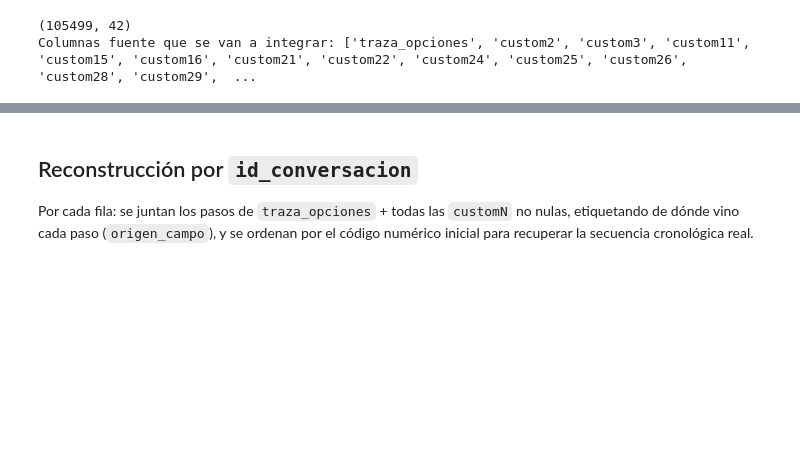
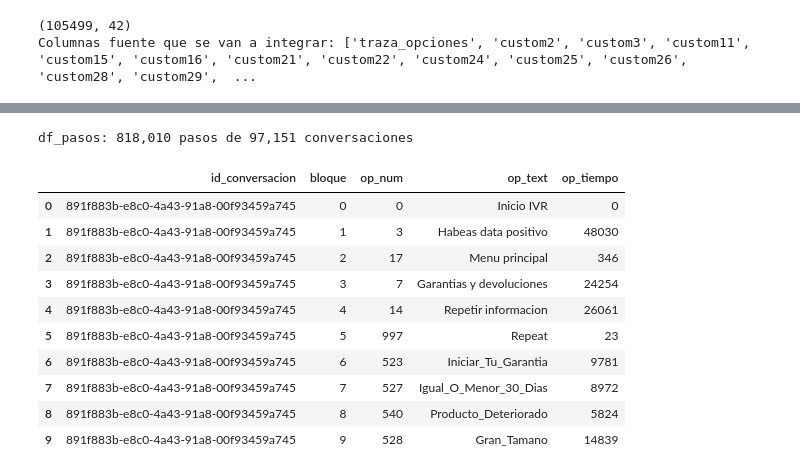
Before and after one commit to JPSOLANO10/Graphos_alk, a Jupyter notebook: 01_reconstruccion_traza.ipynb, the cells around one changed output, grey strips where cells are left out. Drawn from its saved outputs; the diff is of its cells as text; code cells hidden in the pictures; blank space fills up the shorter version.

Commit message:
Reconstruccion del pipeline, maestro trazas ya no es la guía sino exclusivamente la base del IVR, se actualizan notebooks

```diff
--- a/01_reconstruccion_traza.ipynb
+++ b/01_reconstruccion_traza.ipynb
@@ -72,0 +205,43 @@ mismo formato interno, así que se parsean con la misma función.
+# %%
+# --- df_pasos: una fila por paso de navegación (id_conversacion, bloque, op_num, op_text, op_tiempo) ---
+
+def parsear_pasos(traza):
+    """De '|0;Inicio IVR ;0|3;Habeas data positivo;48030|...' devuelve una lista de dicts
+    con op_num, op_text, op_tiempo para cada paso, en el orden en que aparecen."""
+    if pd.isna(traza):
+        return []
+    pasos = []
+    for seg in str(traza).strip("|").split("|"):
+        partes = seg.split(";")
+        pasos.append({
+            "op_num": partes[0].strip() if len(partes) >= 1 else None,
+            "op_text": partes[1].strip() if len(partes) >= 2 else None,
+            "op_tiempo": partes[2].strip() if len(partes) >= 3 else None,
+        })
+    return pasos
+
+registros = []
+for id_conv, traza in tqdm(
+    zip(df["id_conversacion"], df["traza_opciones"]), total=len(df), desc="Parseando trazas"
+):
+    for bloque, paso in enumerate(parsear_pasos(traza)):
+        registros.append({"id_conversacion": id_conv, "bloque": bloque, **paso})
+
+df_pasos = pd.DataFrame(registros)
+df_pasos["op_tiempo"] = pd.to_numeric(df_pasos["op_tiempo"], errors="coerce")
+
+print(f"df_pasos: {df_pasos.shape[0]:,} pasos de {df_pasos['id_conversacion'].nunique():,} conversaciones")
+df_pasos.head(10)
+# %% [output]
+df_pasos: 818,010 pasos de 97,151 conversaciones
+|  | id_conversacion | bloque | op_num | op_text | op_tiempo |
+| 0 | 891f883b-e8c0-4a43-91a8-00f93459a745 | 0 | 0 | Inicio IVR | 0 |
+| 1 | 891f883b-e8c0-4a43-91a8-00f93459a745 | 1 | 3 | Habeas data positivo | 48030 |
+| 2 | 891f883b-e8c0-4a43-91a8-00f93459a745 | 2 | 17 | Menu principal | 346 |
+| 3 | 891f883b-e8c0-4a43-91a8-00f93459a745 | 3 | 7 | Garantias y devoluciones | 24254 |
+| 4 | 891f883b-e8c0-4a43-91a8-00f93459a745 | 4 | 14 | Repetir informacion | 26061 |
+| 5 | 891f883b-e8c0-4a43-91a8-00f93459a745 | 5 | 997 | Repeat | 23 |
+| 6 | 891f883b-e8c0-4a43-91a8-00f93459a745 | 6 | 523 | Iniciar_Tu_Garantia | 9781 |
+| 7 | 891f883b-e8c0-4a43-91a8-00f93459a745 | 7 | 527 | Igual_O_Menor_30_Dias | 8972 |
+| 8 | 891f883b-e8c0-4a43-91a8-00f93459a745 | 8 | 540 | Producto_Deteriorado | 5824 |
+| 9 | 891f883b-e8c0-4a43-91a8-00f93459a745 | 9 | 528 | Gran_Tamano | 14839 |
@@ -95,6 +313,0 @@ def parsear_pasos(valor):
-# %% [markdown]
-## Reconstrucción por `id_conversacion`
-
-Por cada fila: se juntan los pasos de `traza_opciones` + todas las `customN` no
-nulas, etiquetando de dónde vino cada paso (`origen_campo`), y se ordenan por el
-código numérico inicial para recuperar la secuencia cronológica real.
```
Also changed, not shown: parts of 18 cells of this notebook, 8 other files.
